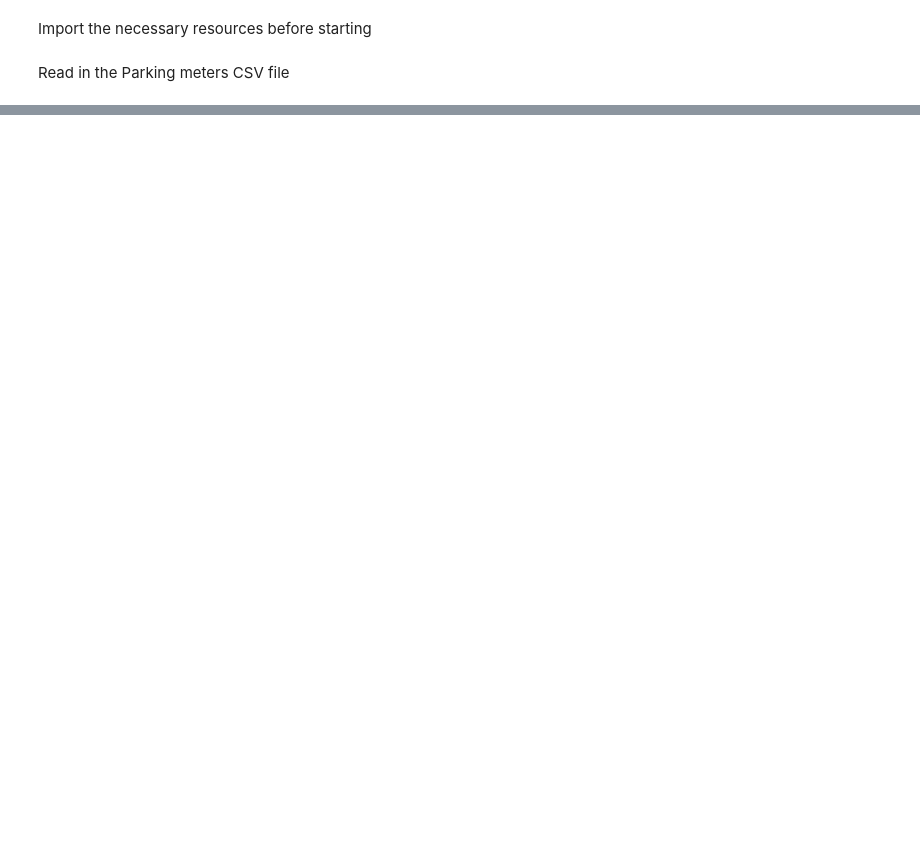
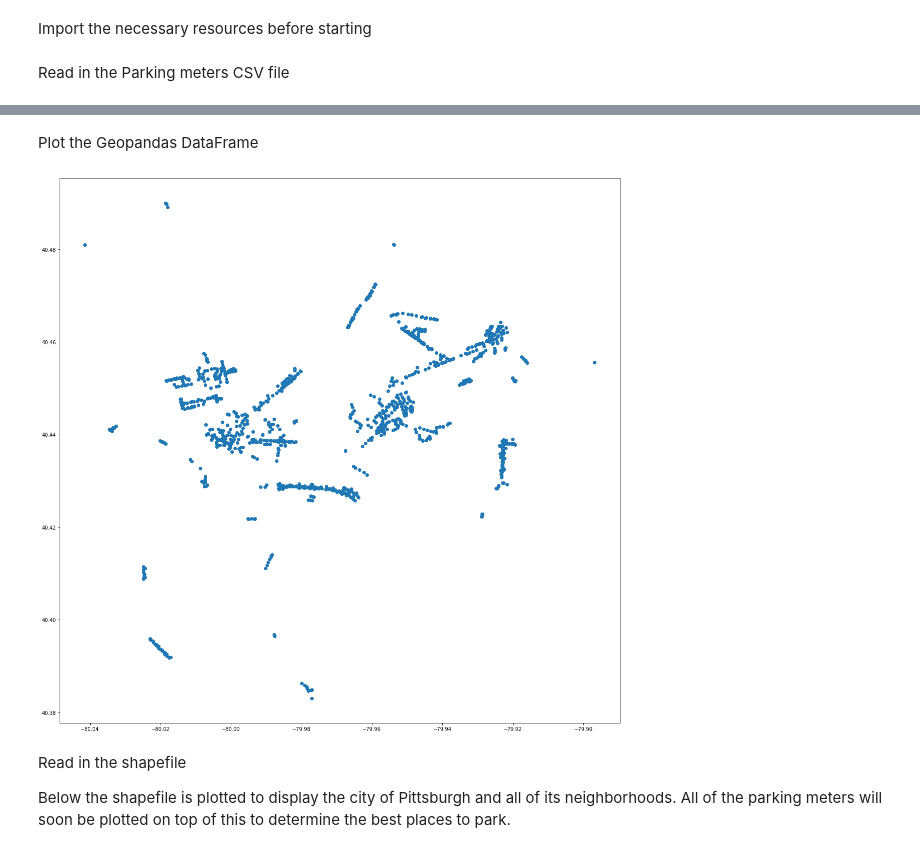
Before and after one commit to mark-sheffield/Final-Project, a Jupyter notebook: Mark.ipynb, the cells around one changed output, grey strips where cells are left out. Drawn from its saved outputs; the diff is of its cells as text; code cells hidden in the pictures; blank space fills up the shorter version.

```diff
--- a/Mark.ipynb
+++ b/Mark.ipynb
@@ -74,0 +46,6 @@ locations_df[locations_df['location_type'] == "On street"].plot(ax=ax, markersiz
+# %%
+query_mask = meters['status'] == "Active" #Check for active meters
+latitude_mask= meters['latitude'].notna() #Check latitude column
+longitude_mask = meters['longitude'].notna() #Check longitude column
+
+locations_active = meters[query_mask & latitude_mask & longitude_mask] #Applying query mask
@@ -74,0 +57,14 @@ locations_df[locations_df['location_type'] == "On street"].plot(ax=ax, markersiz
+# %%
+geometry = [Point(xy) for xy in zip(locations_active['longitude'], locations_active['latitude'])] #Utilizes Point function to create geometry objects for each point
+geodata = gpd.GeoDataFrame(locations_active, crs='epsg:4326', geometry=geometry)
+# %% [markdown]
+Plot the Geopandas DataFrame
+# %%
+geodata.plot(figsize=(20,20)) #Change the size of the graph so points are visible
+plt.show() #Display the graph
+# %% [output]
+[figure, added]
+# %% [markdown]
+Read in the shapefile
+
+Below the shapefile is plotted to display the city of Pittsburgh and all of its neighborhoods. All of the parking meters will soon be plotted on top of this to determine the best places to park.
```
Also changed, not shown: parts of 12 cells of this notebook.
